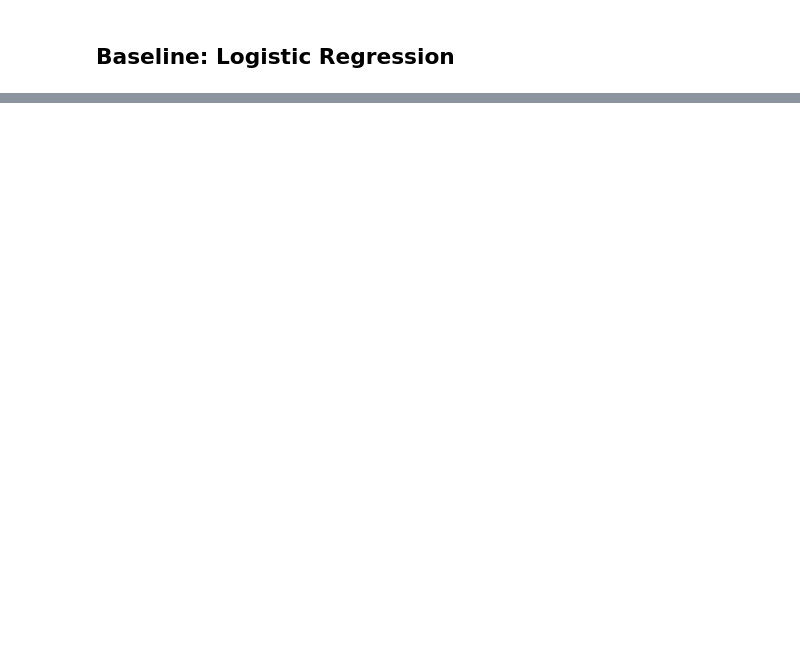
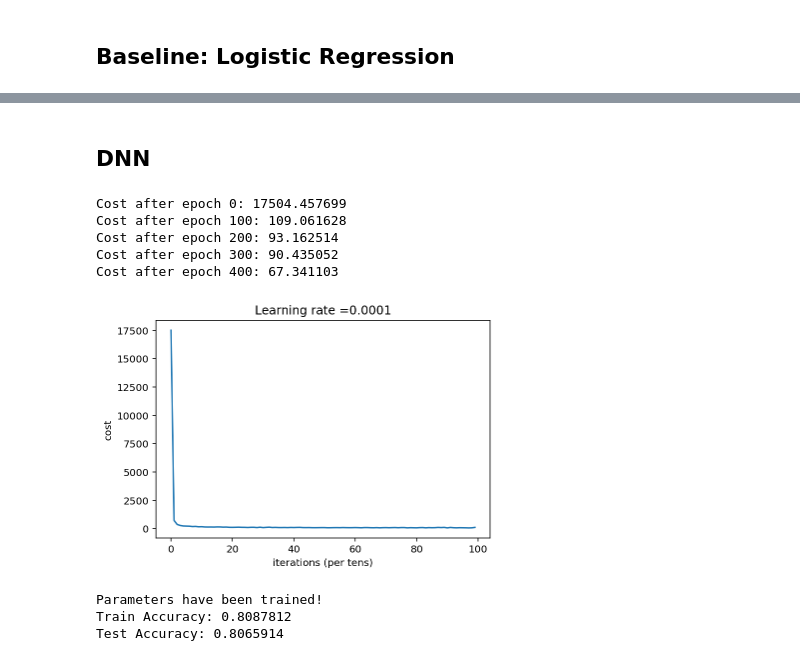
Before and after one commit to AlexaYuqinD/MS-E-246-Project, a Jupyter notebook: MS&E246 Project.ipynb, the cells around one changed output, grey strips where cells are left out. Saved outputs shown, nothing was run; the diff lists cells and outputs as text; code cells hidden in the pictures; blank space fills up the shorter version.

```diff
--- a/MS&E246 Project.ipynb
+++ b/MS&E246 Project.ipynb
@@ -238,6 +261,11 @@ for col in catCols:
     lbl.fit(list(rawdata[col].values.astype('str')))
     rawdata[col] = lbl.transform(list(rawdata[col].values.astype('str')))
     rawdata[col] = rawdata[col].astype('category')
+rawdata['CDC_Zip'] = rawdata['CDC_Zip'].astype('int64')
+rawdata['InitialInterestRate'] = rawdata['InitialInterestRate'].astype('float64')
+rawdata['ThirdPartyDollars'] = rawdata['ThirdPartyDollars'].astype('int64')
+rawdata['borr=pro'] = rawdata['borr=pro'].astype('int64')
+rawdata['borr=bank'] = rawdata['borr=bank'].astype('int64')
 rawdata.dtypes
 # %% [output]
 BorrName                        category
@@ -272,7 +300,7 @@ categorical_transformer = Pipeline(steps=[('onehot', OneHotEncoder(handle_unknow
 preprocessor = ColumnTransformer(transformers=[('num', numeric_transformer, numCols),
                                                ('cat', categorical_transformer, catCols)])
 clf = Pipeline(steps=[('preprocessor', preprocessor),
-                      ('classifier', LogisticRegression(solver='lbfgs'))])
+                      ('classifier', LogisticRegression())])
 
 clf.fit(train_X, train_y)
 print("model score: %.3f" % clf.score(val_X, val_y))
@@ -312,0 +435,22 @@ plt.show()
+# %% [markdown]
+## DNN
+# %%
+%run DNN_utils.py
+#read your data in, remeber to use one_hot_encoding for your Y, otherwise TF will not work
+DNNtrain_X = train_X.T.as_matrix()
+DNNval_X = val_X.T.as_matrix()
+DNNtrain_y = np.array(train_y).reshape(1,-1)
+DNNval_y = np.array(val_y).reshape(1,-1)
+DNNtrain_y = convert_to_one_hot(DNNtrain_y, 2)
+DNNval_y = convert_to_one_hot(DNNval_y, 2)
+parameters = model(DNNtrain_X, DNNtrain_y, DNNval_X, DNNval_y)
+# %% [output]
+Cost after epoch 0: 17504.457699
+Cost after epoch 100: 109.061628
+Cost after epoch 200: 93.162514
+Cost after epoch 300: 90.435052
+Cost after epoch 400: 67.341103
+[figure, added]
+Parameters have been trained!
+Train Accuracy: 0.8087812
+Test Accuracy: 0.8065914
```
Also changed, not shown: parts of 30 cells of this notebook, 2 other files.
